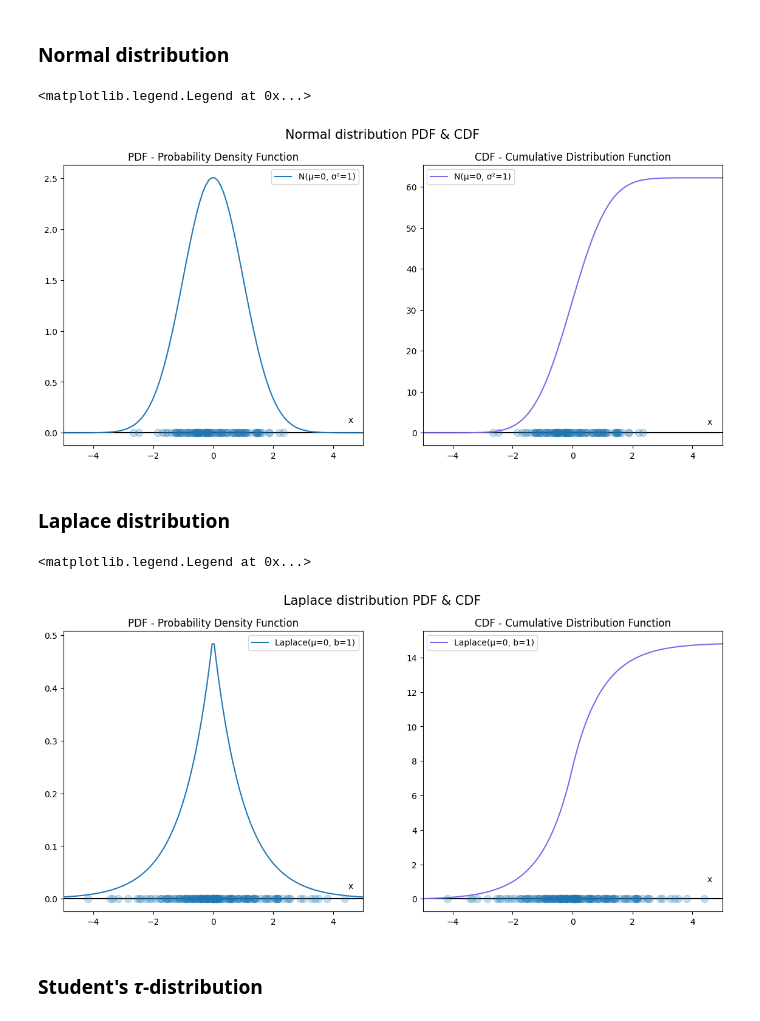
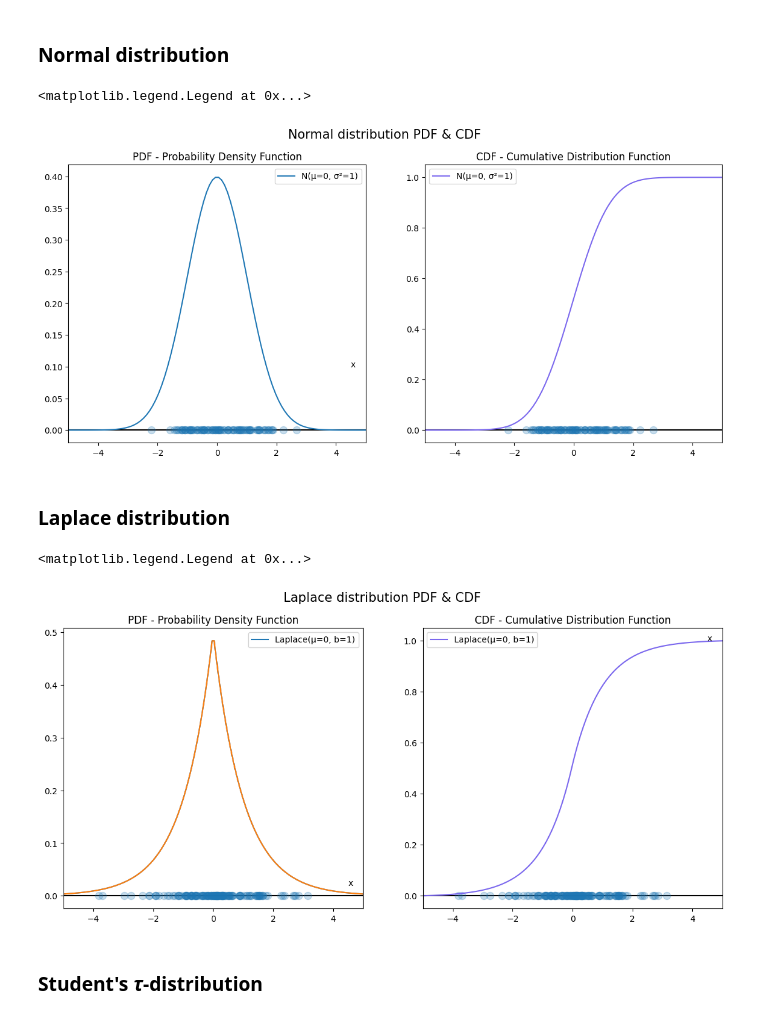
Before and after one commit to szmidapatrik/machine-learning, a Jupyter notebook: dist.ipynb, the cells around one changed output. Cells and saved outputs as stored; diff of their text form; code cells hidden in the pictures.

```diff
--- a/dist.ipynb
+++ b/dist.ipynb
@@ -23,11 +23,15 @@ class NormalDistribution:
 
     # PDF - Probability density function
     def pdf(self, axis):
-        return (1 / self.σ * np.sqrt(2 * np.pi)) * np.exp( -(1/2) * (((axis - self.μ) / self.σ) ** 2) )
+        return (1 / (self.σ * np.sqrt(2 * np.pi))) * np.exp( -(1/2) * (((axis - self.μ) / self.σ) ** 2))
 
     # CDF - Cumultative Density Function
     def cdf(self, axis):
-        return np.cumsum(self.pdf(axis))
+        cdf_values = np.cumsum(self.pdf(axis))
+        min_cdf = cdf_values.min()
+        max_cdf = cdf_values.max()
+        normalized_cdf = (cdf_values - min_cdf) / (max_cdf - min_cdf)
+        return normalized_cdf
 
     # Array of zeros with size param
     def zeros(self, size):
@@ -61,7 +65,7 @@ ax[1].set_xlim(-5,5)
 ax[1].legend()
 # %% [output]
 <matplotlib.legend.Legend at 0x...>
-[figure, old version]
+[figure, new version]
 # %% [markdown]
 ### Laplace distribution
 # %%
@@ -89,41 +93,49 @@ class LaplaceDistribution:
 
     # CDF - Cumultative Density Function
     def cdf(self, axis):
-        return np.cumsum(self.pdf(axis))
+        cdf_values = np.cumsum(self.pdf(axis))
+        min_cdf = cdf_values.min()
+        max_cdf = cdf_values.max()
+        normalized_cdf = (cdf_values - min_cdf) / (max_cdf - min_cdf)
+        return normalized_cdf
 
     # Array of zeros with size param
     def zeros(self, size):
         return np.zeros(size)
 # %%
+
+from scipy.stats import laplace
+
 # Laplace distribution
 size = 150
 lap = LaplaceDistribution(0, 1)
 data = lap.sample(size)
 zeros = lap.zeros(size)
 x = np.linspace(-5,5,size)
 
 # Plot
 fig, ax = plt.subplots(1,2,figsize=(14,6))
 fig.suptitle('Laplace distribution PDF & CDF', size=15)
 
 ax[0].scatter(data[:], zeros, alpha=0.25, zorder=2, s=75)
 ax[0].plot(x, zeros, c='black', zorder=1)
 ax[0].plot(x, lap.pdf(x), label='Laplace(μ={}, b={})'.format(lap.μ, lap.b))
+ax[0].plot(x, laplace.pdf(x))
 ax[0].annotate('x', (4.5,0.02))
 ax[0].set_title('PDF - Probability Density Function')
 ax[0].set_xlim(-5,5)
 ax[0].legend()
 
 ax[1].scatter(data[:], zeros, alpha=0.25, zorder=2, s=75)
 ax[1].plot(x, zeros, c='black', zorder=1)
 ax[1].plot(x, lap.cdf(x), label='Laplace(μ={}, b={})'.format(lap.μ, lap.b), c='mediumslateblue')
 ax[1].annotate('x', (4.5,1))
 ax[1].set_title('CDF - Cumulative Distribution Function')
 ax[1].set_xlim(-5,5)
 ax[1].legend()
 # %% [output]
 <matplotlib.legend.Legend at 0x...>
-[figure, old version]
+[figure, new version]
 # %% [markdown]
 ### Student's *τ*-distribution
 # %%
```
Also changed, not shown: parts of 2 cells of this notebook, 1 other file.
